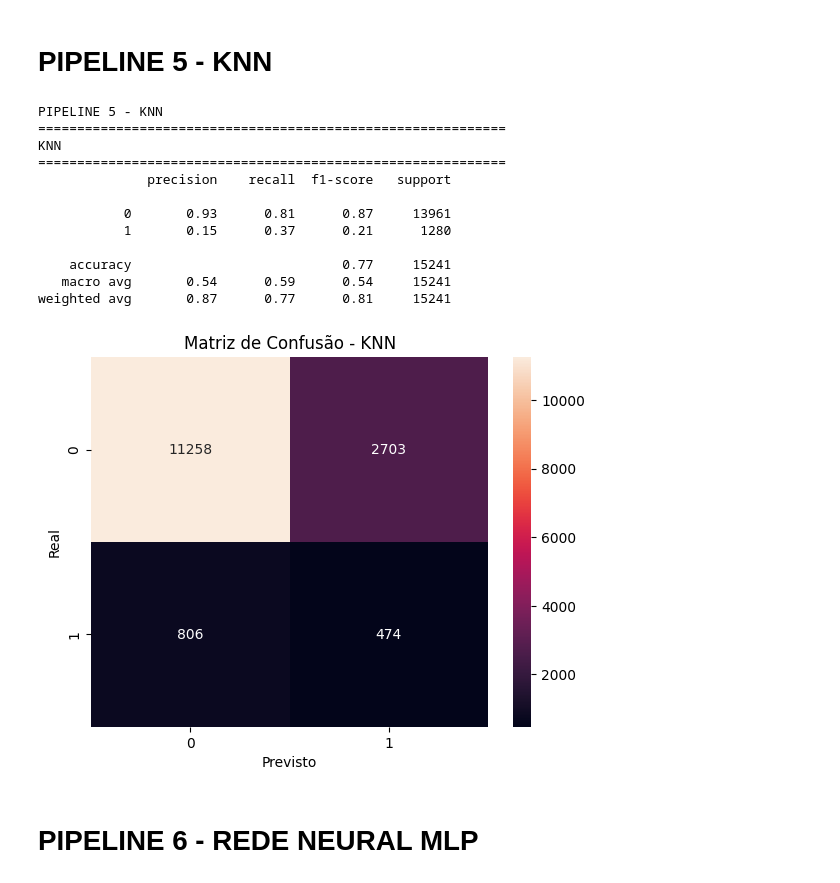
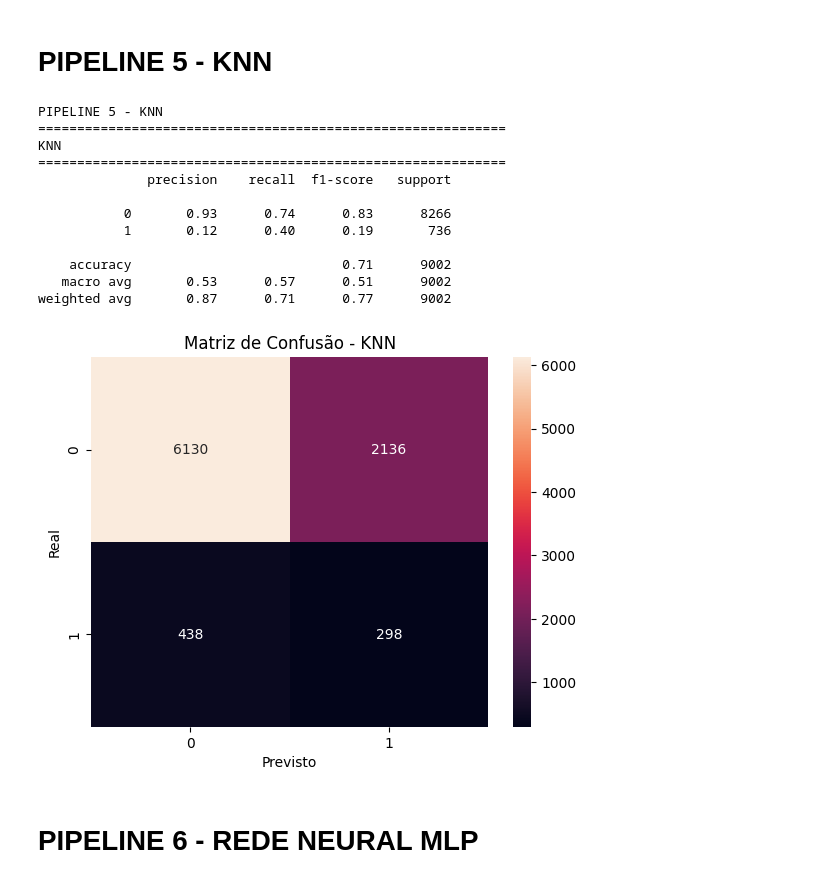
Before and after one commit to IsabelaNeves1/am-t4-s1a2026, a Jupyter notebook: prova20_isabela_neves.ipynb, the cells around one changed output. Cells and saved outputs as stored; diff of their text form; code cells hidden in the pictures.

```diff
--- a/prova20_isabela_neves.ipynb
+++ b/prova20_isabela_neves.ipynb
@@ -192,3 +152,5 @@ df['Periodo'] = pd.cut(
+# %%
+df['Número de Assentos'] = df['Número de Assentos'].fillna(df['Número de Assentos'].median())
 # %% [markdown]
 ## CRIAÇÃO DO Y
 # %%
@@ -488,17 +293,8 @@ Name: count, dtype: int64
 ## SOMENTE TREINO
 # %%
 scaler = StandardScaler()
-
-
-
-X_train_scaled = scaler.fit_transform(
-    X_train_balanced
-)
-
-
-X_test_scaled = scaler.transform(
-    X_test
-)
+X_train_scaled = scaler.fit_transform(X_train_balanced)
+X_test_scaled = scaler.transform(X_test)
 # %% [markdown]
 ## Avaliação dos modelos
 # %%
@@ -797,52 +388,23 @@ Matriz de Confusão
 # PIPELINE 5 - KNN
 # %%
 print("PIPELINE 5 - KNN")
-
-
-
-modelo_knn = KNeighborsClassifier(
-
-    n_neighbors=5
-
-)
-
-
-
-modelo_knn.fit(
-
-    X_train_scaled,
-
-    y_train_balanced
-
-)
-
-
-
-avaliar(
-
-    "KNN",
-
-    modelo_knn,
-
-    X_test_scaled,
-
-    y_test
-
-)
+modelo_knn = KNeighborsClassifier(n_neighbors=7, n_jobs=-1)
+modelo_knn.fit(X_train_scaled, y_train_balanced)
+avaliar("KNN", modelo_knn, X_test_scaled, y_test)
 # %% [output]
 PIPELINE 5 - KNN
 ============================================================
 KNN
 ============================================================
               precision    recall  f1-score   support
 
-           0       0.93      0.81      0.87     13961
-           1       0.15      0.37      0.21      1280
+           0       0.93      0.74      0.83      8266
+           1       0.12      0.40      0.19       736
 
-    accuracy                           0.77     15241
-   macro avg       0.54      0.59      0.54     15241
-weighted avg       0.87      0.77      0.81     15241
+    accuracy                           0.71      9002
+   macro avg       0.53      0.57      0.51      9002
+weighted avg       0.87      0.71      0.77      9002
-[figure, old version]
+[figure, new version]
 # %% [markdown]
 # PIPELINE 6 - REDE NEURAL MLP
 # %%
```
Also changed, not shown: parts of 23 cells of this notebook.
